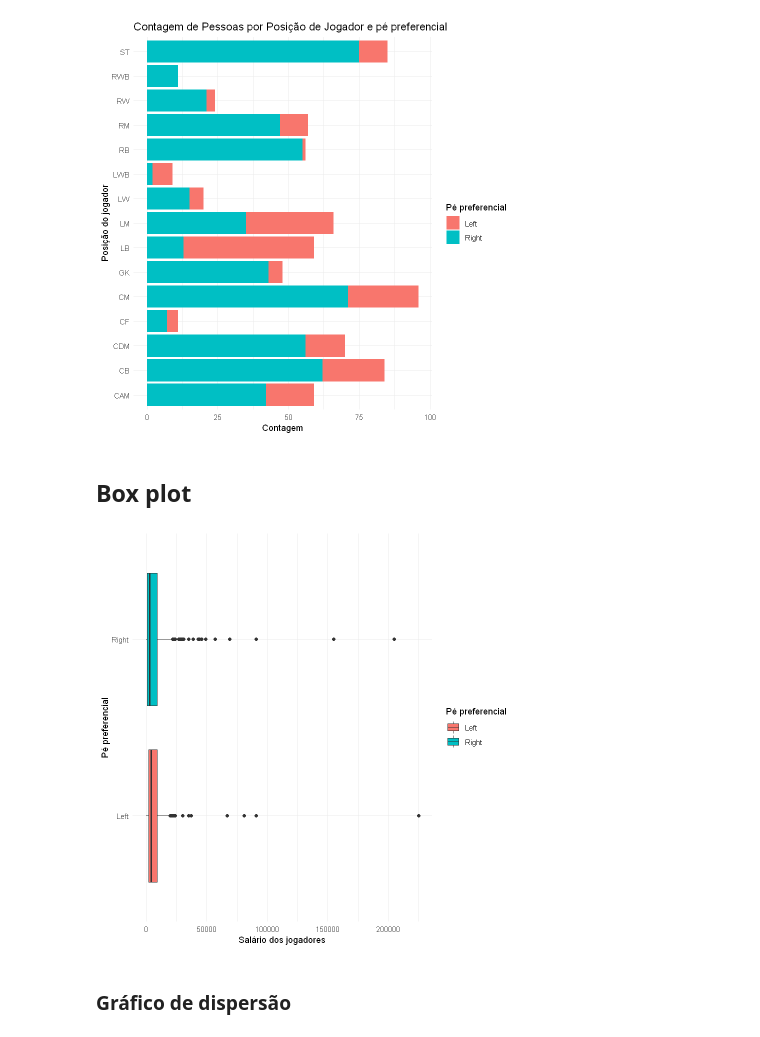
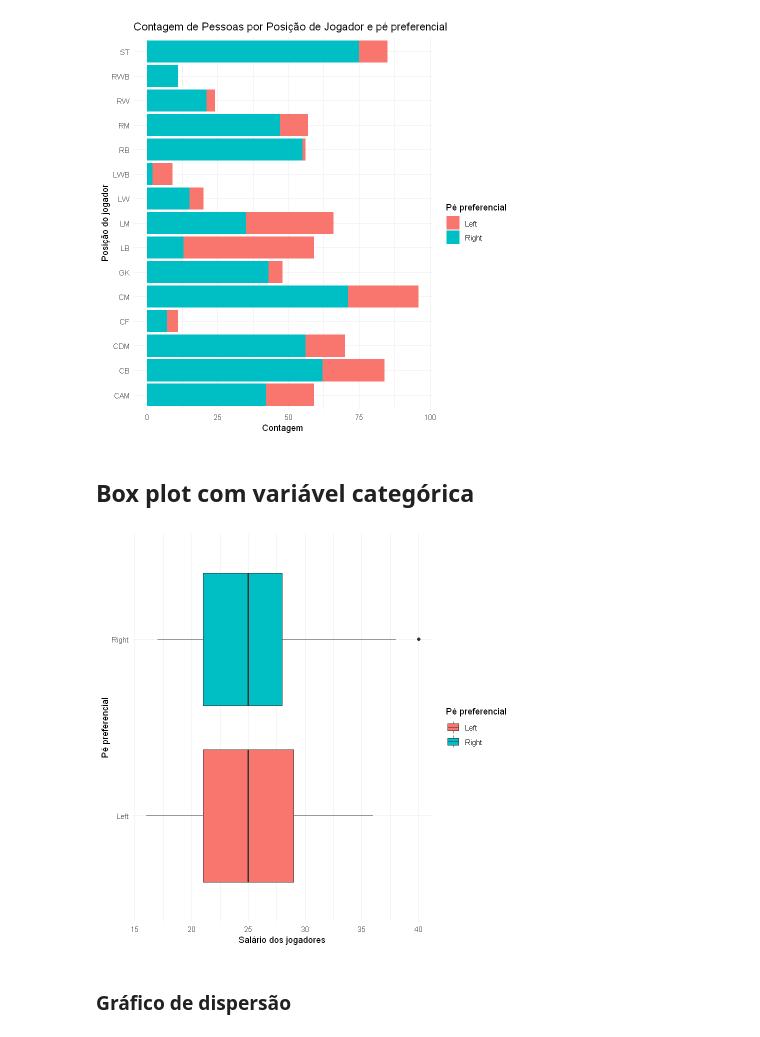
Before and after one commit to turing-usp/workshop_estatistica_com_R, a Jupyter notebook: fifa-gabarito.ipynb, the cells around one changed output. Cells and saved outputs as stored; diff of their text form; code cells hidden in the pictures.

Commit message:
Atualizando fifa participante

```diff
--- a/fifa-gabarito.ipynb
+++ b/fifa-gabarito.ipynb
@@ -918,16 +928,16 @@ fifa2 <- fifa %>%
 # %% [output]
 [figure]
 # %% [markdown]
-## Box plot
+## Box plot com variável categórica
 # %%
-(ggplot(data = fifa2) + aes(preferred_foot, wage_eur) +
+(ggplot(data = fifa2) + aes(preferred_foot, age) +
  geom_boxplot(aes(fill=preferred_foot))+
  theme_minimal() + coord_flip() +
  labs(
      x = "Pé preferencial", y = "Salário dos jogadores", fill = "Pé preferencial")
  )
 # %% [output]
-[figure, old version]
+[figure, new version]
 # %% [markdown]
 ### Gráfico de dispersão
 # %%
```
Also changed, not shown: parts of 2 cells of this notebook, 1 other file.
